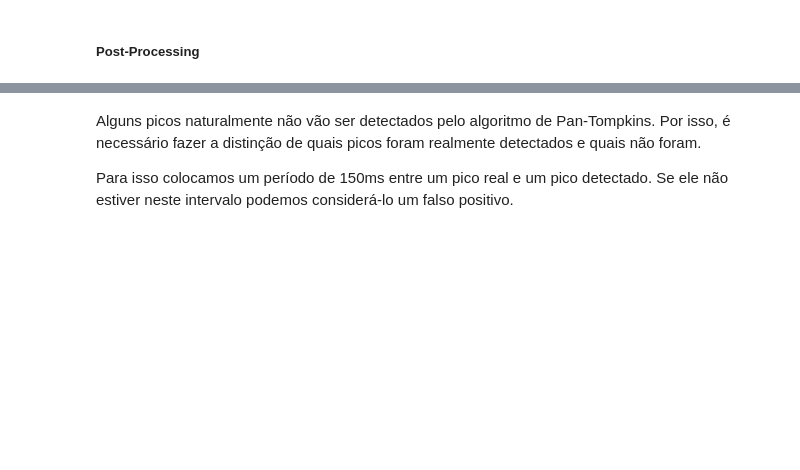
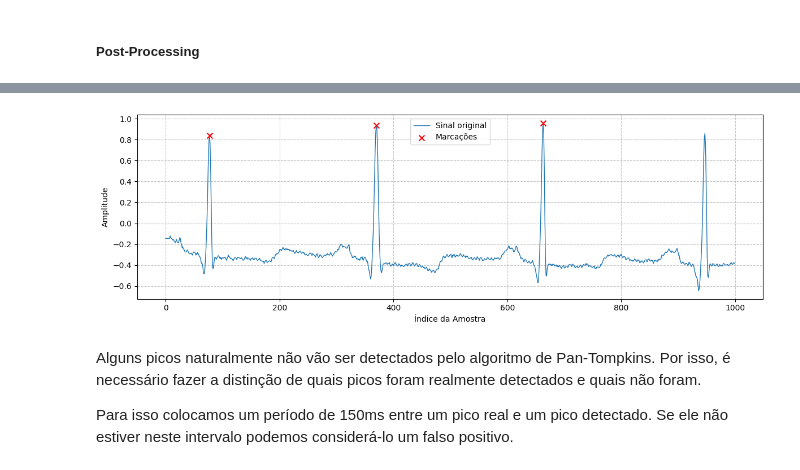
Before and after one commit to IgorVasconcelos1711/tcc-ecg-proccessing, a Jupyter notebook: code/israeli_data.ipynb, the cells around one changed output, grey strips where cells are left out. Cells and saved outputs as stored; diff of their text form; code cells hidden in the pictures; blank space fills up the shorter version.

```diff
--- a/code/israeli_data.ipynb
+++ b/code/israeli_data.ipynb
@@ -76,5 +157,7 @@ print(real_peaks, real_peaks.shape)
 # %%
-plot_peak_markers(target_subject.raw_signal[:1000, 0], real_peaks[:3])
+plotar_marcacoes(target_subject.raw_signal[:1000, 0], real_peaks[:3])
+# %% [output]
+[figure, added]
 # %% [markdown]
 Alguns picos naturalmente não vão ser detectados pelo algoritmo de Pan-Tompkins. Por isso, é necessário fazer a distinção de quais picos foram realmente detectados e quais não foram.
 
```
Also changed, not shown: parts of 20 cells of this notebook, 4 other files.
